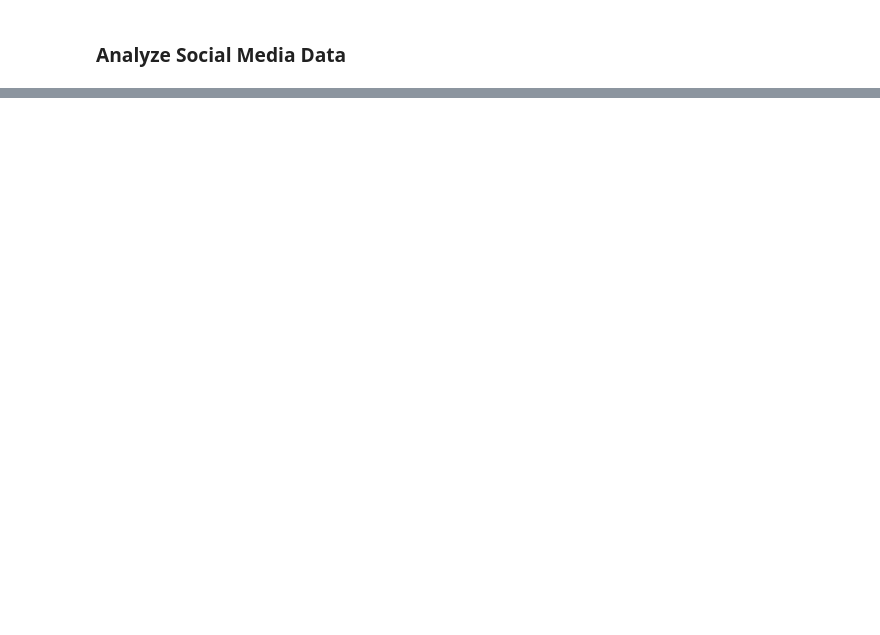
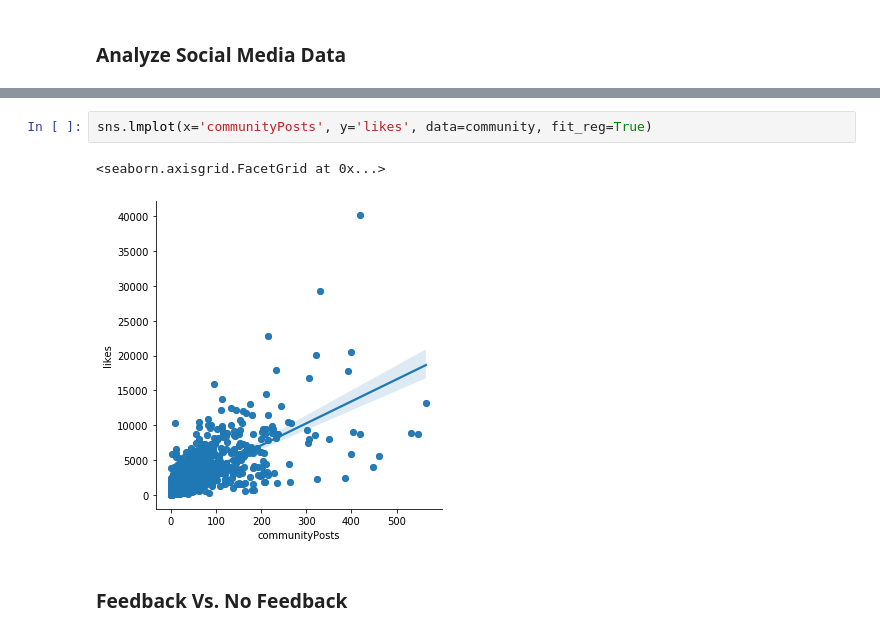
Before and after one commit to chejeong/class101-python-webscrape, a Jupyter notebook: analysis.ipynb, the cells around one changed output, grey strips where cells are left out. Saved outputs shown, nothing was run; the diff lists cells and outputs as text; blank space fills up the shorter version.

```diff
--- a/analysis.ipynb
+++ b/analysis.ipynb
@@ -384,0 +520,7 @@ socialdf.to_csv(os.path.join(os.getcwd(),"Data","SocialMediaData.csv"))
+# %%
+sns.lmplot(x='communityPosts', y='likes', data=community, fit_reg=True)
+# %% [output]
+<seaborn.axisgrid.FacetGrid at 0x...>
+[figure, added]
+# %% [markdown]
+### Feedback Vs. No Feedback
```
Also changed, not shown: parts of 37 cells of this notebook.
